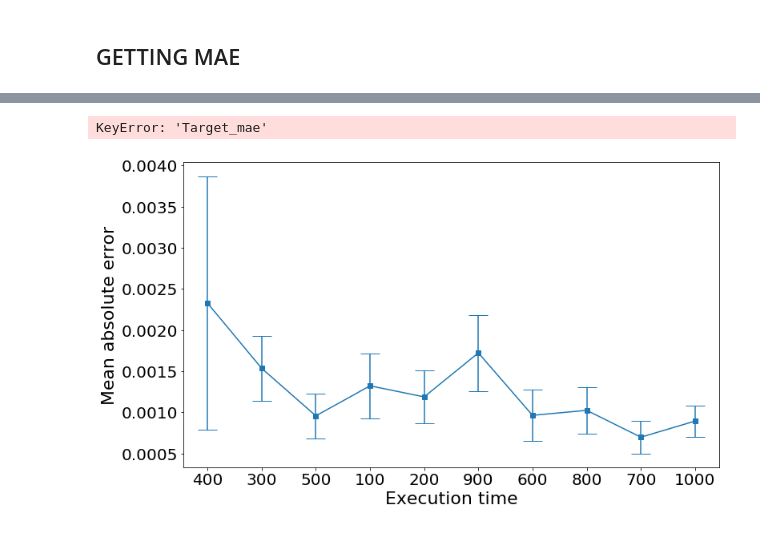
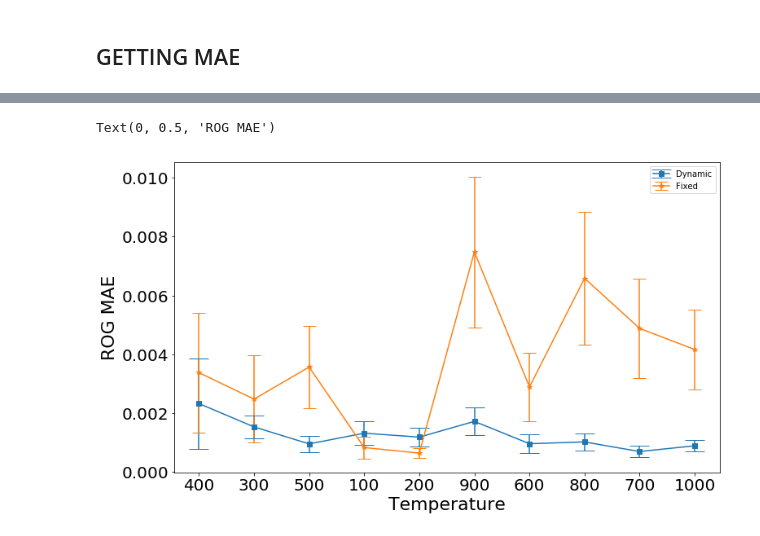
Before and after one commit to YulianaGomez/proxima_analysis, a Jupyter notebook: notebooks/ROG_results.ipynb, the cells around one changed output, grey strips where cells are left out. Saved outputs shown, nothing was run; the diff lists cells and outputs as text; code cells hidden in the pictures.

```diff
--- a/notebooks/ROG_results.ipynb
+++ b/notebooks/ROG_results.ipynb
@@ -642,22 +627,24 @@ rog_summary
+# %%
+rog_summary.reset_index(drop=False,inplace=True)
 # %%
 fig, ax = plt.subplots(figsize=(FIGWIDTH,7))
 
 plt.xlabel('Execution time',fontsize=BIG)
 plt.ylabel('Mean absolute error', fontsize=BIG)
 plt.xticks(fontsize=MEDIUM)
 plt.yticks(fontsize=MEDIUM)
 ax.yaxis.get_offset_text().set_fontsize(MEDIUM)
 ax.errorbar(rog_summary['T'],rog_summary['Dynamic_mae'],yerr=rog_summary['Dynamic_stderr'],label='Dynamic', capsize=12.0, fmt="s-")
-ax.errorbar(rog_summary['T'],rog_summary['Target_mae'],yerr=rog_summary['Target_stderr'],label='Target', capsize=8.0, fmt="^-")
+#ax.errorbar(rog_summary['T'],rog_summary['Target_mae'],yerr=rog_summary['Target_stderr'],label='Target', capsize=8.0, fmt="^-")
 ax.errorbar(rog_summary['T'],rog_summary['Fixed_mae'],yerr=rog_summary['Fixed_stderr'], label='Fixed',capsize=8.0, fmt="*-")
 #ax.errorbar(temps,mean_d,yerr=[d_mins,d_maxes],label='Dynamic', capsize=8.0, fmt="o-")
 
 plt.legend()
 plt.xlabel('Temperature')
-plt.ylabel('Mean RoG')
+plt.ylabel('ROG MAE')
 #plt.savefig('Figures/meadian_ROG.pdf')
 # %% [output]
-KeyError: 'Target_mae'
+Text(0, 0.5, 'ROG MAE')
-[figure, old version]
+[figure, new version]
 # %%
 ## Showing that Dynamic is capturing dynamic ROG and FIXED is not.
```
Also changed, not shown: parts of 1 cell of this notebook.
